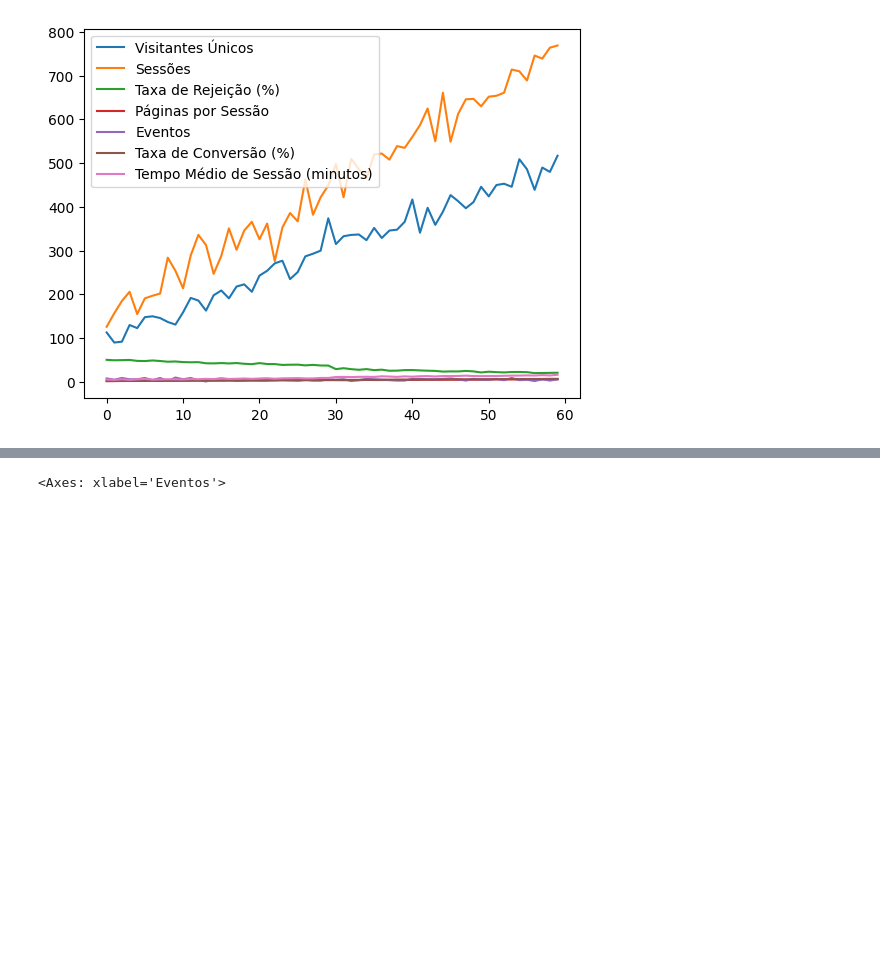
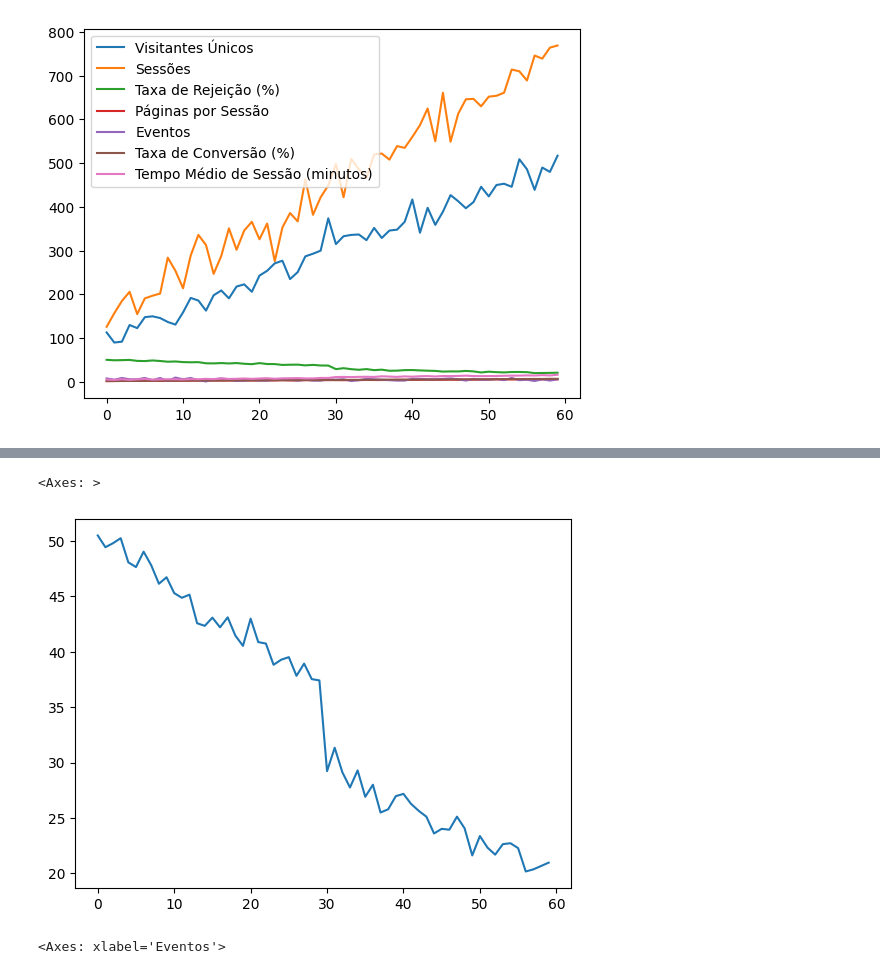
Before and after one commit to VitorMoura01/SI10-Prova1, a Jupyter notebook: ITL_SI10_2024_Prova_P1_Espec.ipynb, the cells around one changed output, grey strips where cells are left out. Drawn from its saved outputs; the diff is of its cells as text; code cells hidden in the pictures; blank space fills up the shorter version.

```diff
--- a/ITL_SI10_2024_Prova_P1_Espec.ipynb
+++ b/ITL_SI10_2024_Prova_P1_Espec.ipynb
@@ -120,3 +145,8 @@ df.plot()
+# %%
+df['Taxa de Rejeição (%)'].plot()
+# %% [output]
+<Axes: >
+[figure, added]
 # %%
 taxaconv_evento = df.groupby('Eventos')['Taxa de Conversão (%)'].mean()
 taxaconv_evento.plot(kind='bar')
```
Also changed, not shown: parts of 15 cells of this notebook.
